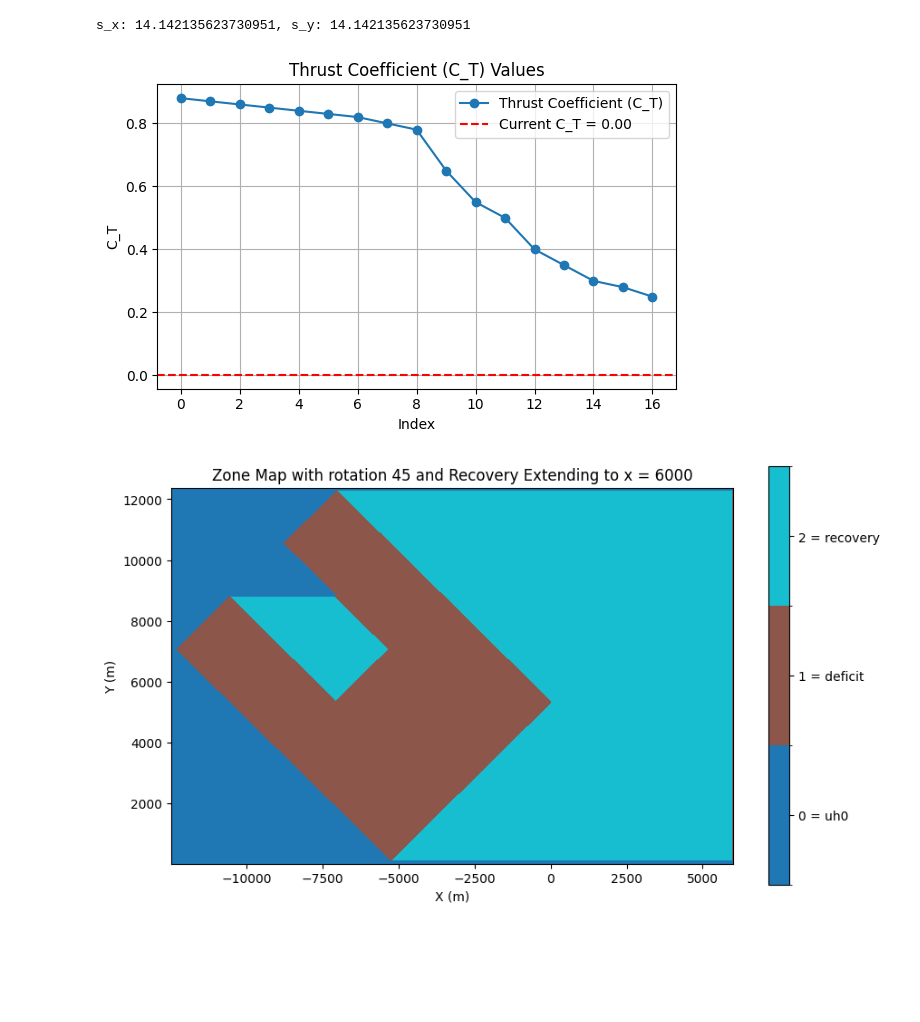
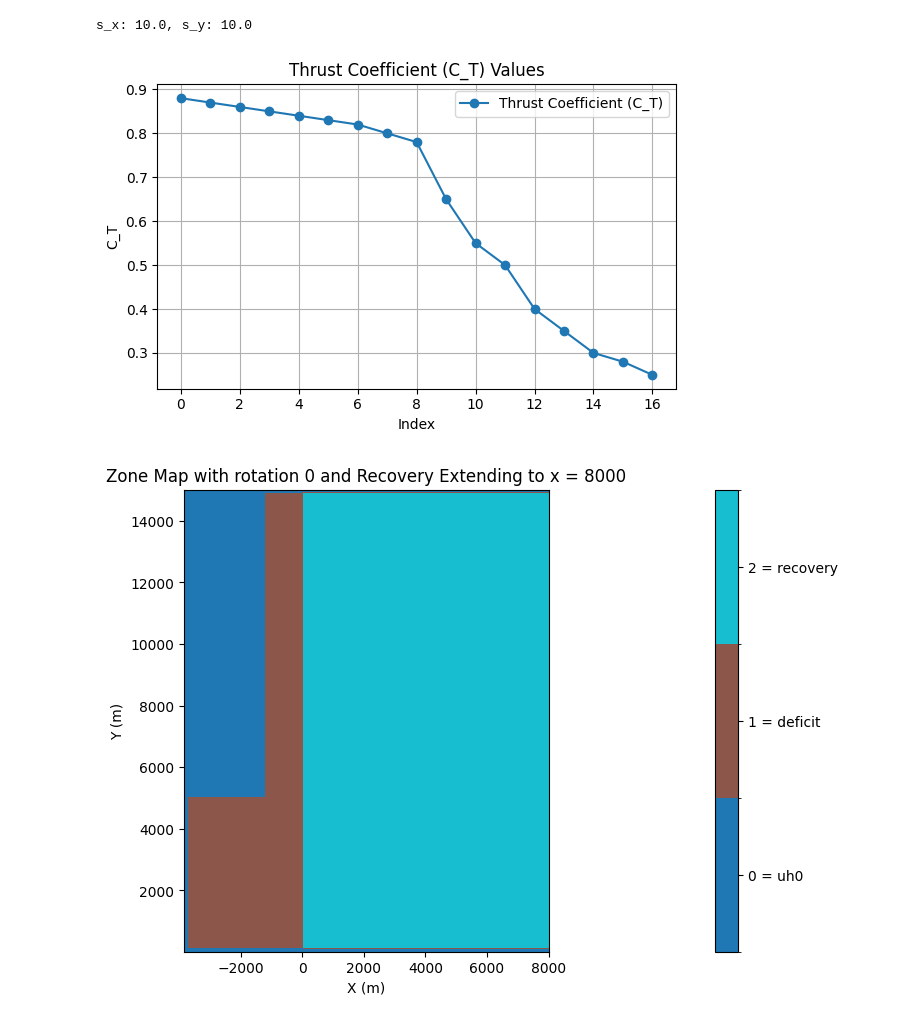
Before and after one commit to marcinsadowy/WTABL, a Jupyter notebook: ArbitraryLayouts/ArbitraryTDM.ipynb, the cells around one changed output. Cells and saved outputs as stored; diff of their text form; code cells hidden in the pictures; blank space fills up the shorter version.

```diff
--- a/ArbitraryLayouts/ArbitraryTDM.ipynb
+++ b/ArbitraryLayouts/ArbitraryTDM.ipynb
@@ -11,7 +11,7 @@ s_x = 10.0
 s_y = 10.0
 
 # Rotation angle in degrees
-theta_deg = 45
+theta_deg = 0
 theta = np.radians(theta_deg)
 resolution = 10
 
@@ -52,7 +52,6 @@ C_T_values = np.array([0.88, 0.87, 0.86, 0.85, 0.84, 0.83, 0.82, 0.80, 0.78, 0.6
 
 plt.figure(figsize=(6, 4))
 plt.plot(C_T_values, marker='o', label='Thrust Coefficient (C_T)')
-plt.axhline(y=ct, color='r', linestyle='--', label=f'Current C_T = {ct:.2f}')
 plt.xlabel('Index')
 plt.ylabel('C_T')
 plt.title('Thrust Coefficient (C_T) Values')
@@ -61,10 +60,10 @@ plt.grid(True)
 plt.tight_layout()
 plt.show()
 # %% [output]
-s_x: 14.142135623730951, s_y: 14.142135623730951
+s_x: 10.0, s_y: 10.0
-[figure, old version]
+[figure, new version]
 # %%
-def create_wind_farm_mask(corner_points, resolution=10, mirror_axis=None, recovery_x_end=None):
+def create_wind_farm_mask(corner_points, resolution=10, mirror_axis=0, recovery_x_end=None):
     points = np.array(corner_points)
 
     # Apply mirroring
@@ -130,13 +129,13 @@ def create_wind_farm_mask(corner_points, resolution=10, mirror_axis=None, recove
 # --- Define park shape ---
 #corner_points = [(0, 0), (200, 0), (200, 100),(150, 100), (150, 50), (50, 50), (50, 100),(0, 100)]
 #corner_points = [(0, 0), (300, 0), (300, 150), (0, 150)] # Rectangle
-corner_points = [(0, 0), (300, 0), (300, 100), (200, 100), (200, 50), (100, 50), (100, 100), (0, 100)] # U-shape
-#corner_points = [(0, 0), (150, 0), (150, 50), (50, 50), (50, 150), (0, 150)] # L-shape
+#corner_points = [(0, 0), (300, 0), (300, 100), (200, 100), (200, 50), (100, 50), (100, 100), (0, 100)] # U-shape
+corner_points = [(0, 0), (150, 0), (150, 50), (50, 50), (50, 150), (0, 150)] # L-shape
 #corner_points = [(0, 0), (200, 0), (200, 50), (125, 50), (125, 100), (200, 100), (200, 150), (0, 150), (0, 100), (75, 100), (75, 50), (0, 50)] # Hourglass
 corner_points = [(x * 25, y * 100) for x, y in corner_points]
 rotation_degrees = theta_deg
 mirror_axis = 'x'
-recovery_x_end = 6000  # set recovery limit
+recovery_x_end = 8000  # set recovery limit
 
 # Generate mask
 mask_2d, x_range, y_range = create_wind_farm_mask(
@@ -179,34 +178,34 @@ for row_idx, row in enumerate(mask_2d):
         recovery_indices = np.where((x_range > last_farm_x) & (x_range <= recovery_x_end))[0]
         zone_map[row_idx, recovery_indices] = ZONE_RECOVERY
 
 
 # --- Plot ---
 plt.figure(figsize=(10, 6))
 
 row_indices = np.where(mask_2d.any(axis=1))[0]
 park_y_min = y_range[row_indices[0]]
 park_y_max = y_range[min(row_indices[-1] + 1, len(y_range) - 1)]
 
 extent = [x_range[0], x_range[-1], park_y_min, park_y_max]
 
 # Define a discrete colormap with 3 colors (you can choose your own)
 cmap = mcolors.ListedColormap(['#1f77b4', '#8c564b', '#17becf'])  # Blue, Brown, Cyan
 bounds = [0, 1, 2, 3]
 norm = mcolors.BoundaryNorm(bounds, cmap.N)
 
 # Plot
 im = plt.imshow(zone_map, origin='lower', extent=extent, cmap=cmap, norm=norm, aspect='auto')
 cbar = plt.colorbar(im, ticks=[0.5, 1.5, 2.5])
 cbar.ax.set_yticklabels(['0 = uh0', '1 = deficit', '2 = recovery'])
 
 plt.title(f"Zone Map with rotation {theta_deg} and Recovery Extending to x = {recovery_x_end}")
 plt.xlabel("X (m)")
 plt.ylabel("Y (m)")
 plt.axis('scaled')
 plt.ylim(park_y_min, park_y_max)
 plt.show()
 # %% [output]
-[figure, old version]
+[figure, new version]
 # %%
 y_resolution = 100
 
```
Also changed, not shown: parts of 2 cells of this notebook, 1 other file.
